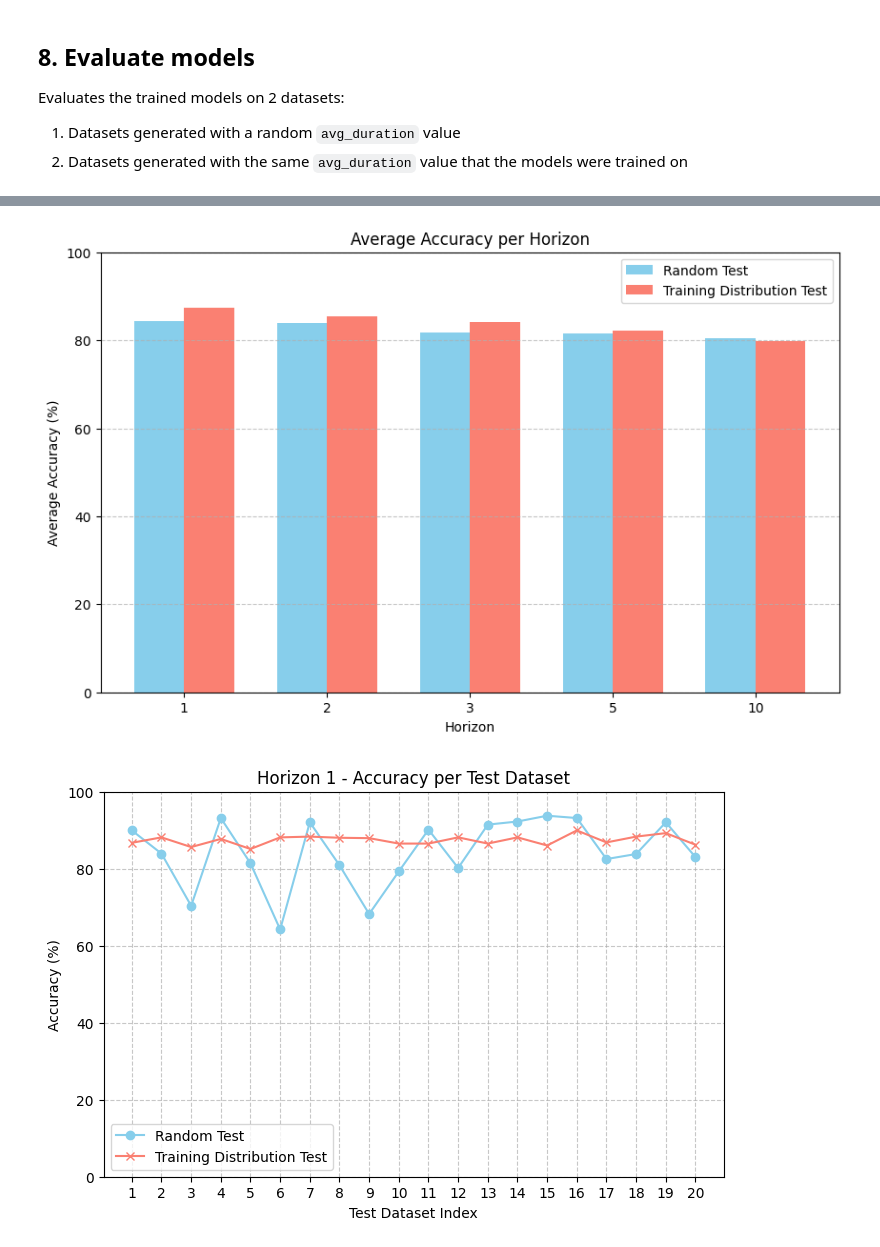
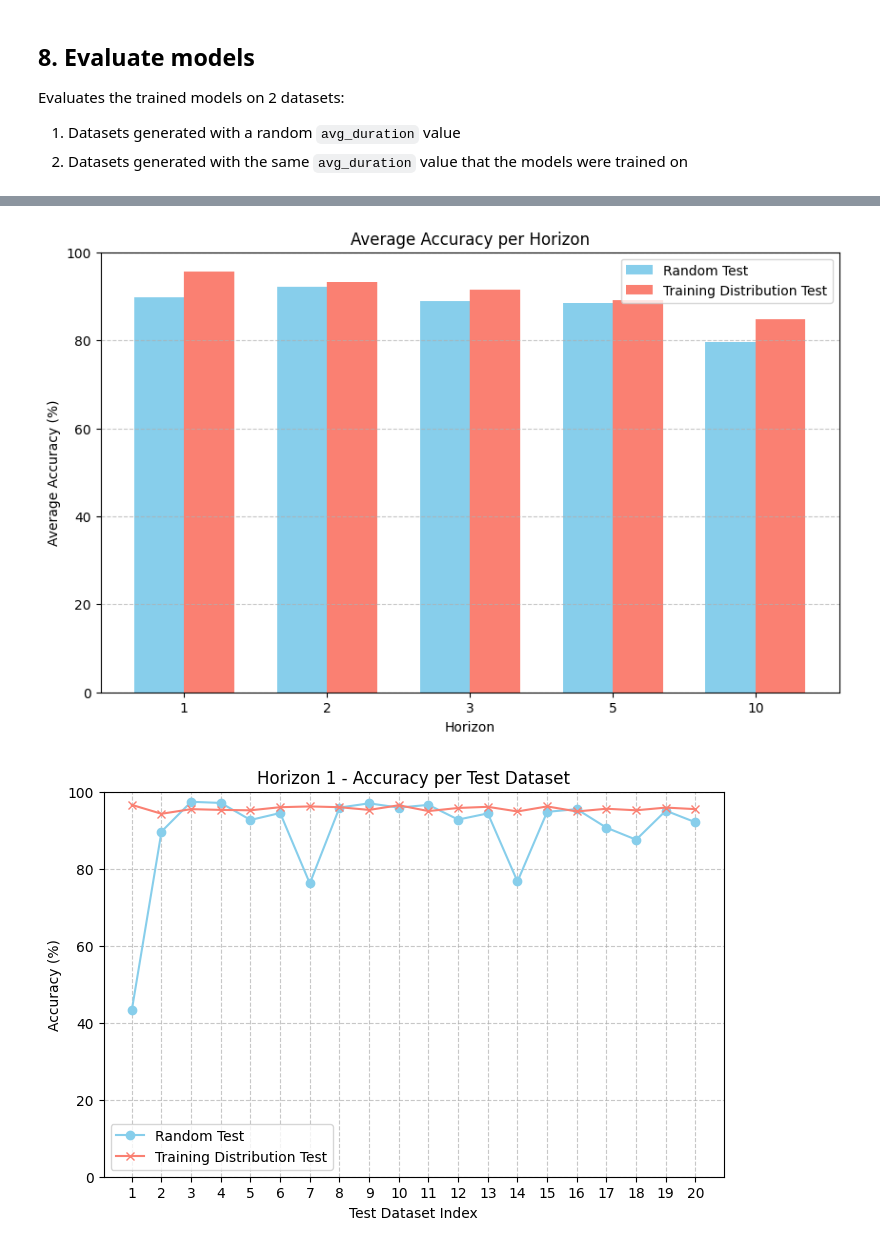
Before and after one commit to kd-kdev/cognitiveradio-lstm, a Jupyter notebook: CognitiveRadio_LSTM.ipynb, the cells around one changed output, grey strips where cells are left out. Drawn from its saved outputs; the diff is of its cells as text; code cells hidden in the pictures.

```diff
--- a/CognitiveRadio_LSTM.ipynb
+++ b/CognitiveRadio_LSTM.ipynb
@@ -74,11 +68,11 @@ config = {
     'horizons': [1, 2, 3, 5, 10],
     'horizon': None,
 
-    'avg_duration': 40,
-    'hidden_size': 64,
+    'avg_duration': 50,
+    'hidden_size': 128,
     'batch_size': 64,
     'num_epochs': 100,
-    'learning_rate': 0.001,
+    'learning_rate': 0.005,
     'device': torch.device("cuda" if torch.cuda.is_available() else "cpu")
 }
 
@@ -764,0 +698,2 @@ Average accuracy over 20 tests: 79.76%
+# %%
+all_results = evaluate_all_models_metrics(trained_models, best_states, num_tests=20)
@@ -765,22 +894,19 @@ Average accuracy over 20 tests: 79.76%
 # %%
-# -------------------------------
-# Visualization for multi-horizon results
-# -------------------------------
-
 def plot_horizon_accuracies(all_results):
     horizons = sorted(all_results.keys())
     avg_acc_random = []
     avg_acc_train = []
 
-    # Compute average accuracy per horizon for both test types (for bar plot)
+    # Compute average accuracy per horizon for both test types
     for h in horizons:
-        _, res_random = all_results[h]["random"]
-        _, res_train = all_results[h]["train"]
+        df_random = all_results[h]["random"]
+        df_train = all_results[h]["train"]
 
-        avg_acc_random.append(np.mean([r[4] for r in res_random]))
-        avg_acc_train.append(np.mean([r[4] for r in res_train]))
+        # Use the "Average" row for accuracy
+        avg_acc_random.append(df_random.loc["Average", "Accuracy"])
+        avg_acc_train.append(df_train.loc["Average", "Accuracy"])
 
-    # --- Bar Plot ---
+    # --- Bar Plot: Average Accuracy per Horizon ---
     x = np.arange(len(horizons))  # positions
     width = 0.35
 
@@ -790,41 +916,38 @@ def plot_horizon_accuracies(all_results):
 
     ax.set_xlabel('Horizon')
     ax.set_ylabel('Average Accuracy (%)')
     ax.set_title('Average Accuracy per Horizon')
     ax.set_xticks(x)
     ax.set_xticklabels(horizons)
     ax.set_ylim(0, 100)
     ax.legend()
     ax.grid(axis='y', linestyle='--', alpha=0.7)
-
     plt.show()
 
-    # --- Line Plot per Horizon ---
+    # --- Line Plots: Accuracy per Test Dataset ---
     for h in horizons:
-        _, res_random = all_results[h]["random"]
-        _, res_train = all_results[h]["train"]
+        df_random = all_results[h]["random"]
+        df_train = all_results[h]["train"]
 
-        random_accs = [r[4] for r in res_random]
-        train_accs = [r[4] for r in res_train]
+        # Drop the "Average" row for per-test plotting
+        random_accs = df_random.drop("Average")["Accuracy"].values
+        train_accs = df_train.drop("Average")["Accuracy"].values
 
         plt.figure(figsize=(8, 5))
         plt.plot(range(1, len(random_accs)+1), random_accs, marker='o', label='Random Test', color='skyblue')
         plt.plot(range(1, len(train_accs)+1), train_accs, marker='x', label='Training Distribution Test', color='salmon')
 
         plt.xlabel('Test Dataset Index')
         plt.ylabel('Accuracy (%)')
         plt.title(f'Horizon {h} - Accuracy per Test Dataset')
         plt.ylim(0, 100)
         plt.xticks(range(1, len(random_accs)+1))
         plt.legend()
         plt.grid(linestyle='--', alpha=0.7)
         plt.show()
 
 
-# -------------------------------
-# Call the plotting function
-# -------------------------------
 plot_horizon_accuracies(all_results)
 # %% [output]
-[figure, old version]
+[figure, new version]
-[figure, old version]
+[figure, new version]
```
Also changed, not shown: parts of 12 cells of this notebook.
